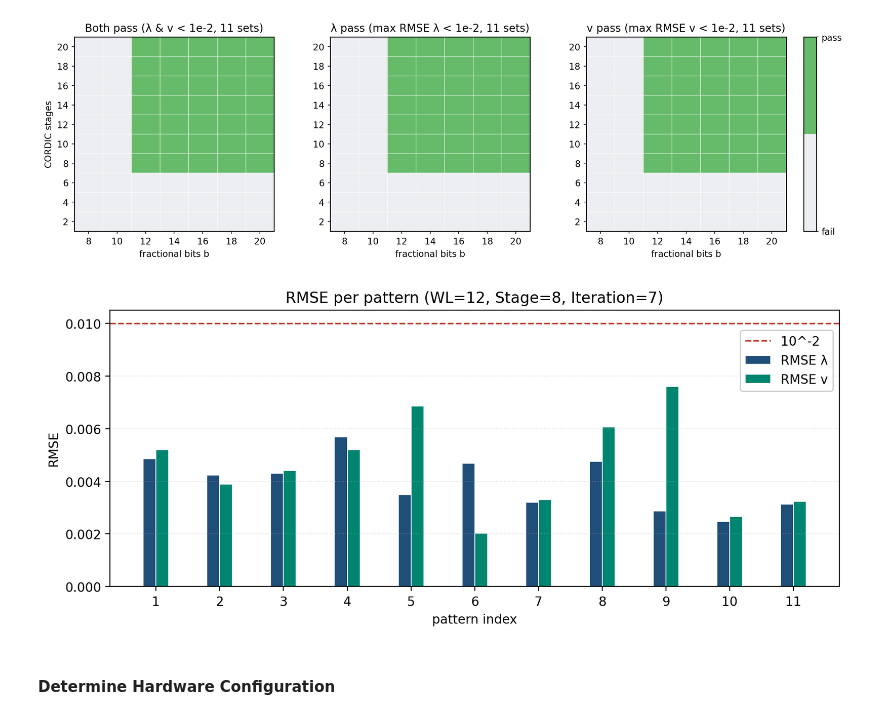
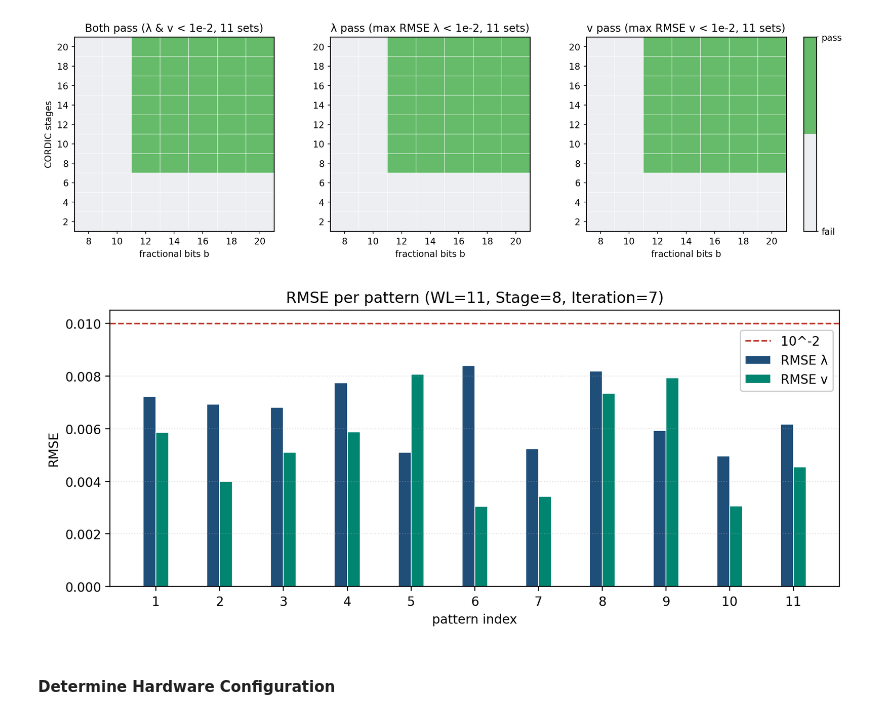
Before and after one commit to akira2963753/Eigen-Value-Decomposition, a Jupyter notebook: src/Simulation.ipynb, the cells around one changed output. Drawn from its saved outputs; the diff is of its cells as text; code cells hidden in the pictures.

```diff
--- a/src/Simulation.ipynb
+++ b/src/Simulation.ipynb
@@ -484,32 +484,32 @@ plt.show()
 [figure]
 # %%
 # Evaluate 11 patterns (Requirement 1: RMSE λ and v < 1e-2)
-B = 12
+B = 11
 N_STAGES = 8
 MAX_ITER = 7
 RMSE_THRESH = 1e-2
 
 cfg = EVDConfig(B, N_STAGES, 0.0, MAX_ITER)
 rmse_lam, rmse_vec = evaluate_all_patterns(Matrix, cfg)
 
 idx = np.arange(1, Matrix.shape[2] + 1)
 bar_w = 0.2
 x = np.arange(Matrix.shape[2])
 
 fig, ax = plt.subplots(figsize=(9, 4))
 ax.bar(x - bar_w / 2, rmse_lam, bar_w, color=C_RMSE_LAM, label="RMSE λ", edgecolor="white", linewidth=0.6)
 ax.bar(x + bar_w / 2, rmse_vec, bar_w, color=C_RMSE_VEC, label="RMSE v", edgecolor="white", linewidth=0.6)
 ax.axhline(RMSE_THRESH, color=C_RMSE_THRESH, ls="--", linewidth=1.2, label="10^-2")
 ax.set_xlabel("pattern index")
 ax.set_ylabel("RMSE")
 ax.set_title(f"RMSE per pattern (WL={B}, Stage={N_STAGES}, Iteration={MAX_ITER})")
 ax.set_xticks(x, idx)
 ax.legend(loc="upper right", bbox_to_anchor=(1.0, 0.95), framealpha=0.95)
 ax.grid(True, axis="y", alpha=0.35, linestyle=":")
 plt.tight_layout()
 plt.show()
 # %% [output]
-[figure, old version]
+[figure, new version]
 # %% [markdown]
 #### Determine Hardware Configuration
 # %%
```
Also changed, not shown: parts of 2 cells of this notebook, 21 other files.
